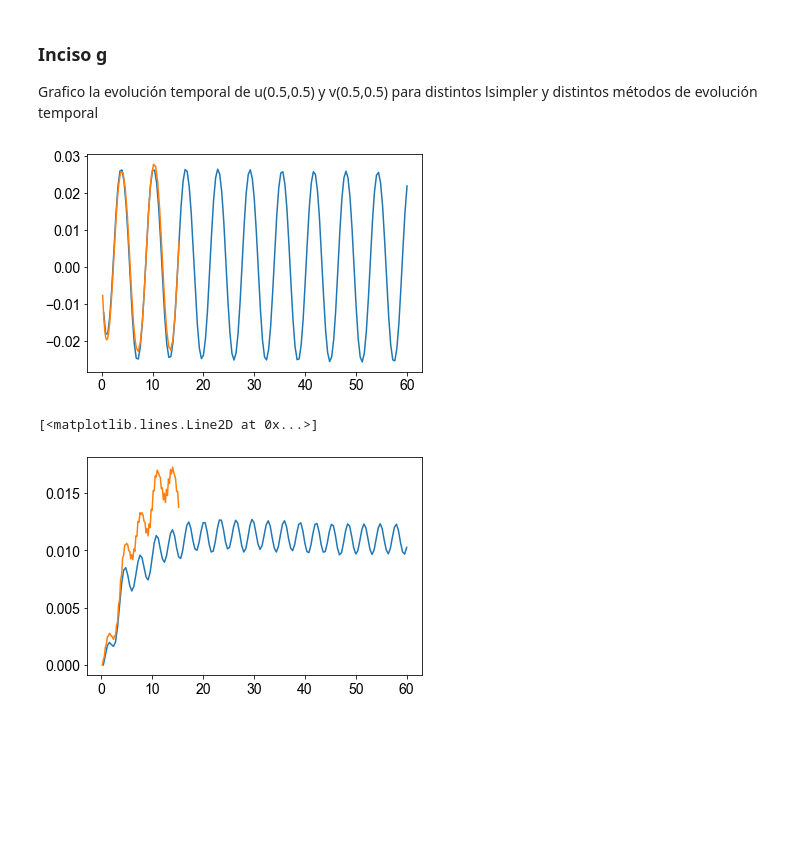
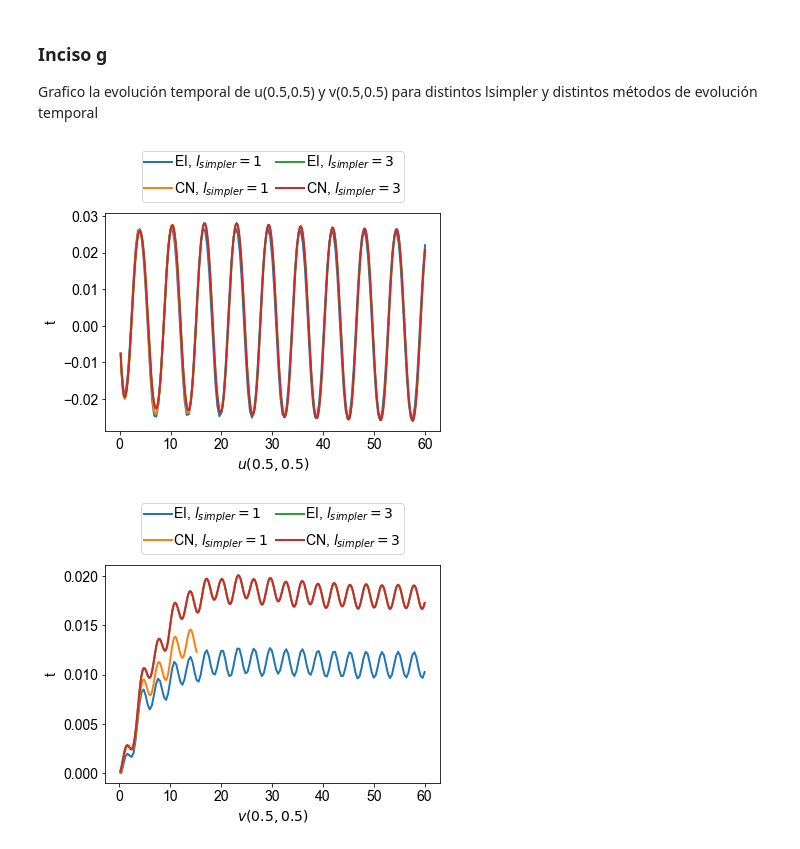
Before and after one commit to Lupama2/Guias_Metodos_Num_Fluidos_I, a Jupyter notebook: Guias/Informe_final/Programa/graficos/graficos.ipynb, the cells around one changed output. Cells and saved outputs as stored; diff of their text form; code cells hidden in the pictures; blank space fills up the shorter version.

```diff
--- a/Guias/Informe_final/Programa/graficos/graficos.ipynb
+++ b/Guias/Informe_final/Programa/graficos/graficos.ipynb
@@ -801,48 +801,64 @@ Grafico la evolución temporal de u(0.5,0.5) y v(0.5,0.5) para distintos lsimple
 
 
 
+
 datos_1E =  genfromtxt("datos/g_evolucion_nsimpler1_metodotemporalE.csv", delimiter=' ')
 datos_1C =  genfromtxt("datos/g_evolucion_nsimpler1_metodotemporalC.csv", delimiter=' ')
-# datos_1C =  genfromtxt("datos/g_evolucion_nsimpler3_metodotemporalC.csv", delimiter=' ')
-# datos_3E =  genfromtxt("datos/g_evolucion_nsimpler3_metodotemporalC.csv", delimiter=' ')
-# datos_3C =  genfromtxt("datos/g_evolucion_nsimpler3_metodotemporalC.csv", delimiter=' ')
+datos_3E =  genfromtxt("datos/g_evolucion_nsimpler3_metodotemporalC.csv", delimiter=' ')
+datos_3C =  genfromtxt("datos/g_evolucion_nsimpler3_metodotemporalC.csv", delimiter=' ')
 # %%
 #Grafico la evolución de u y v para cada caso
 # t0
 # u4
 # v5
 
 #Defino las velocidades y los tiempos
 t_1E = datos_1E[:,0]
 u_1E = datos_1E[:,4]
 v_1E = datos_1E[:,5]
 
 t_1C = datos_1C[:,0]
 u_1C = datos_1C[:,4]
 v_1C = datos_1C[:,5]
 
-# t_3E = datos_3E[:,0]
-# u_3E = datos_3E[:,4]
-# v_3E = datos_3E[:,5]
+t_3E = datos_3E[:,0]
+u_3E = datos_3E[:,4]
+v_3E = datos_3E[:,5]
 
-# t_3C = datos_3C[:,0]
-# u_3C = datos_3C[:,4]
-# v_3C = datos_3C[:,5]
+t_3C = datos_3C[:,0]
+u_3C = datos_3C[:,4]
+v_3C = datos_3C[:,5]
 
 
-plt.plot(t_1E, u_1E)
-plt.plot(t_1C, u_1C)
-# plt.plot(t_3E, u_3E)
-# plt.plot(t_3C, u_3C)
+plt.plot(t_1E, u_1E, label = "EI, $l_{simpler} = 1$", linewidth = 2)
+plt.plot(t_1C, u_1C, label = "CN, $l_{simpler} = 1$", linewidth = 2)
+plt.plot(t_3E, u_3E, label = "EI, $l_{simpler} = 3$", linewidth = 2)
+plt.plot(t_3C, u_3C, label = "CN, $l_{simpler} = 3$", linewidth = 2)
+
+plt.legend(loc='lower center', ncol = 2, bbox_to_anchor=(0, 1.02, 1, 0.2), handletextpad=0.1, borderpad = 0.2, columnspacing=0.5)
+
+plt.xlabel('$u(0.5,0.5)$')
+plt.ylabel('t')
+
+
+#Guardo la figura
+plt.savefig('e_1.pdf', format='pdf',bbox_inches = "tight")
 
 plt.show()
 
 
-plt.plot(t_1E, v_1E)
-plt.plot(t_1C, v_1C)
-# plt.plot(t_3E, v_3E)
-# plt.plot(t_3C, v_3C)
+plt.plot(t_1E, v_1E, label = "EI, $l_{simpler} = 1$", linewidth = 2)
+plt.plot(t_1C, v_1C, label = "CN, $l_{simpler} = 1$", linewidth = 2)
+plt.plot(t_3E, v_3E, label = "EI, $l_{simpler} = 3$", linewidth = 2)
+plt.plot(t_3C, v_3C, label = "CN, $l_{simpler} = 3$", linewidth = 2)
+
+plt.xlabel('$v(0.5,0.5)$')
+plt.ylabel('t')
+
+plt.legend(loc='lower center', ncol = 2, bbox_to_anchor=(0, 1.02, 1, 0.2), handletextpad=0.1, borderpad = 0.2, columnspacing=0.5)
+
+#Guardo la figura
+plt.savefig('e_2.pdf', format='pdf',bbox_inches = "tight")
 # %% [output]
-[figure, old version]
+[figure, new version]
-[<matplotlib.lines.Line2D at 0x...>]
-[figure, old version]
+[figure, new version]
```
Also changed, not shown: parts of 3 cells of this notebook, 35 other files.
